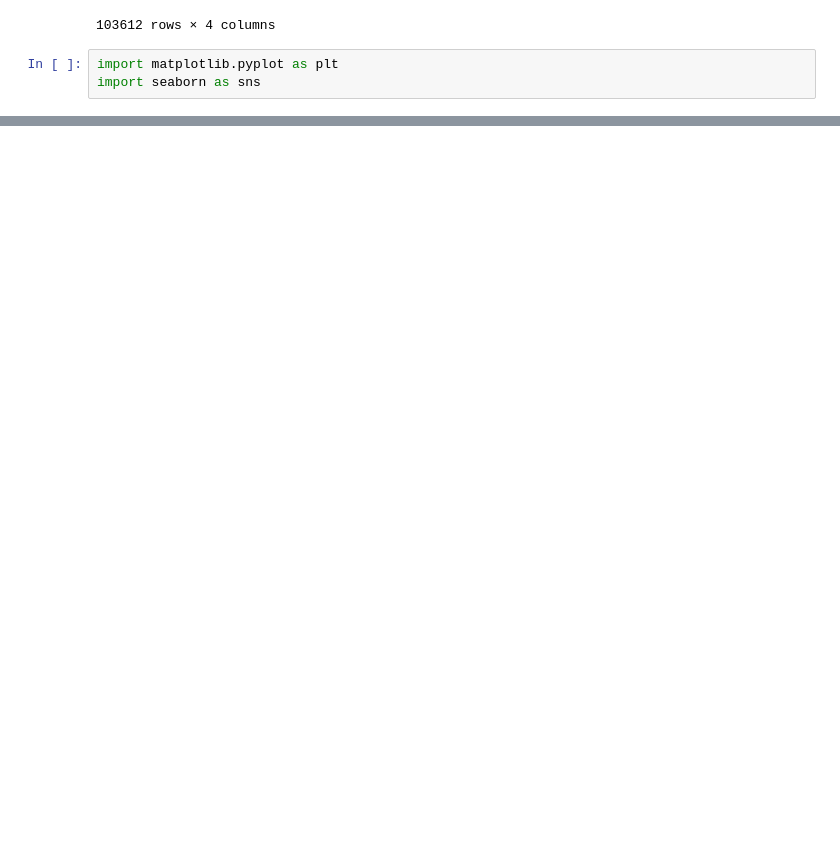
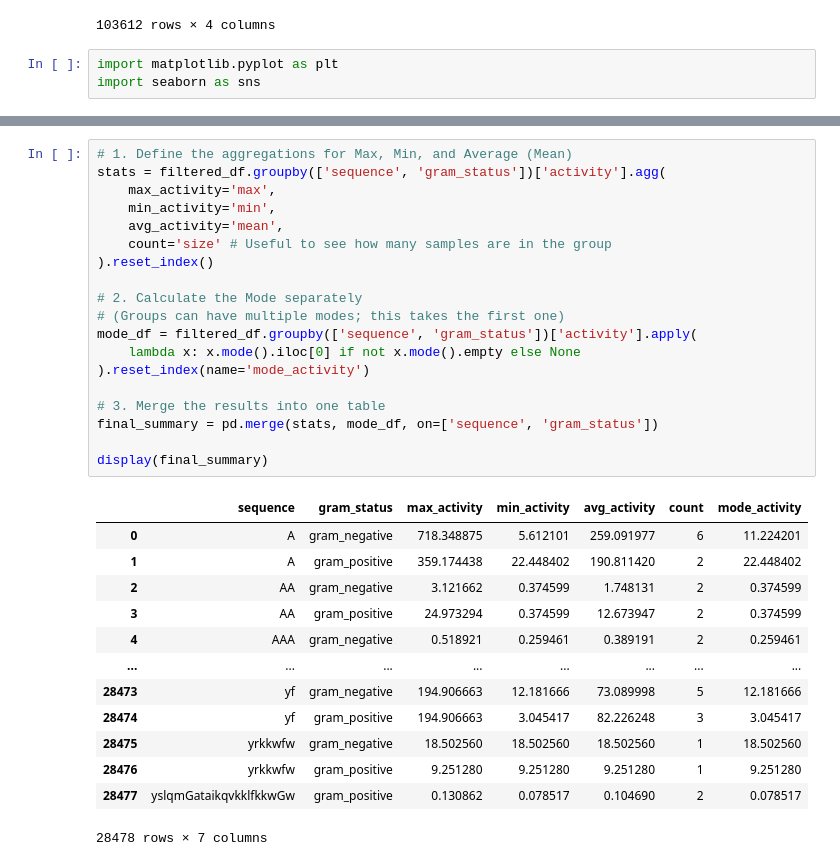
Before and after one commit to nmach22/amp-prediction, a Jupyter notebook: notebooks/01_eda/gram_status_analysis.ipynb, the cells around one changed output, grey strips where cells are left out. Drawn from its saved outputs; the diff is of its cells as text; blank space fills up the shorter version.

```diff
--- a/notebooks/01_eda/gram_status_analysis.ipynb
+++ b/notebooks/01_eda/gram_status_analysis.ipynb
@@ -165,0 +155,33 @@ plt.show()
+# %%
+# 1. Define the aggregations for Max, Min, and Average (Mean)
+stats = filtered_df.groupby(['sequence', 'gram_status'])['activity'].agg(
+    max_activity='max',
+    min_activity='min',
+    avg_activity='mean',
+    count='size' # Useful to see how many samples are in the group
+).reset_index()
+
+# 2. Calculate the Mode separately
+# (Groups can have multiple modes; this takes the first one)
+mode_df = filtered_df.groupby(['sequence', 'gram_status'])['activity'].apply(
+    lambda x: x.mode().iloc[0] if not x.mode().empty else None
+).reset_index(name='mode_activity')
+
+# 3. Merge the results into one table
+final_summary = pd.merge(stats, mode_df, on=['sequence', 'gram_status'])
+
+display(final_summary)
+# %% [output]
+|  | sequence | gram_status | max_activity | min_activity | avg_activity | count | mode_activity |
+| 0 | A | gram_negative | 718.348875 | 5.612101 | 259.091977 | 6 | 11.224201 |
+| 1 | A | gram_positive | 359.174438 | 22.448402 | 190.811420 | 2 | 22.448402 |
+| 2 | AA | gram_negative | 3.121662 | 0.374599 | 1.748131 | 2 | 0.374599 |
+| 3 | AA | gram_positive | 24.973294 | 0.374599 | 12.673947 | 2 | 0.374599 |
+| 4 | AAA | gram_negative | 0.518921 | 0.259461 | 0.389191 | 2 | 0.259461 |
+| ... | ... | ... | ... | ... | ... | ... | ... |
+| 28473 | yf | gram_negative | 194.906663 | 12.181666 | 73.089998 | 5 | 12.181666 |
+| 28474 | yf | gram_positive | 194.906663 | 3.045417 | 82.226248 | 3 | 3.045417 |
+| 28475 | yrkkwfw | gram_negative | 18.502560 | 18.502560 | 18.502560 | 1 | 18.502560 |
+| 28476 | yrkkwfw | gram_positive | 9.251280 | 9.251280 | 9.251280 | 1 | 9.251280 |
+| 28477 | yslqmGataikqvkklfkkwGw | gram_positive | 0.130862 | 0.078517 | 0.104690 | 2 | 0.078517 |
+28478 rows × 7 columns
```
Also changed, not shown: parts of 9 cells of this notebook, 3 other files.
